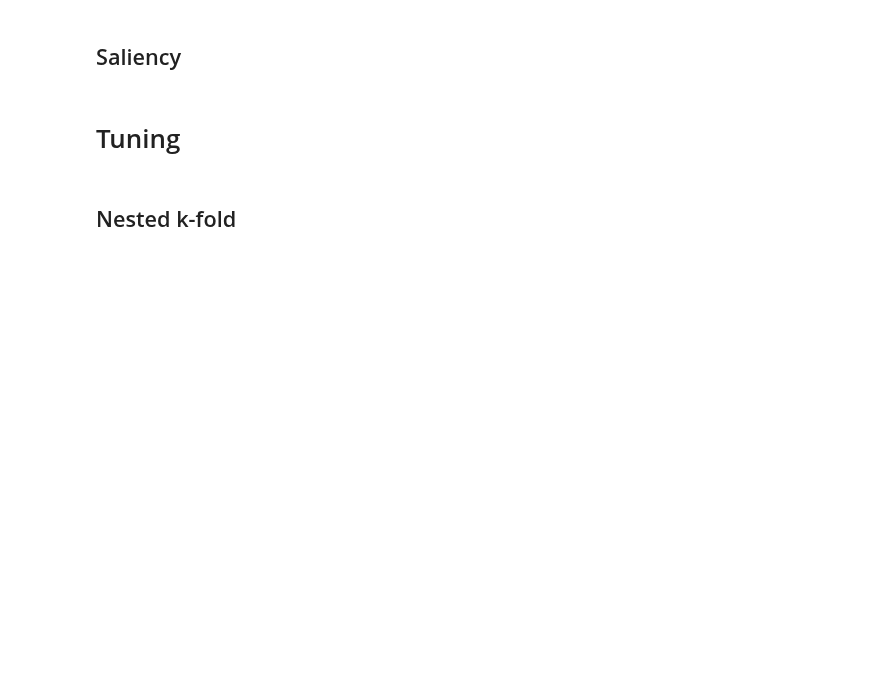
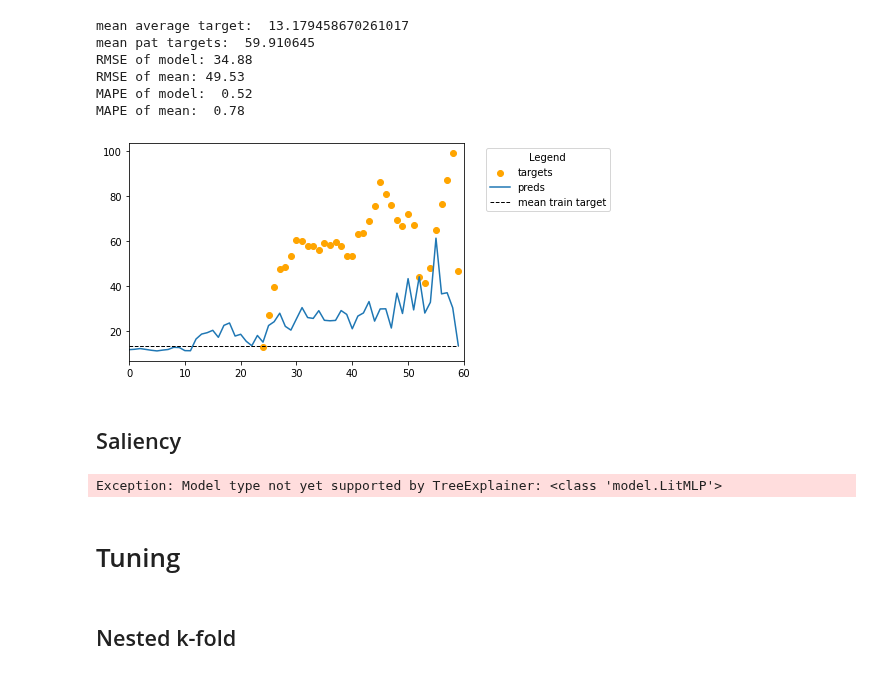
Before and after one commit to NotNANtoN/icp_prediction, a Jupyter notebook: train.ipynb, the cells around one changed output. Drawn from its saved outputs; the diff is of its cells as text; code cells hidden in the pictures; blank space fills up the shorter version.

```diff
--- a/train.ipynb
+++ b/train.ipynb
@@ -81,18 +127,17 @@ model_args["max_len"] = 128
 # %%
-import importlib
-import data_utils
-importlib.reload(data_utils)
+# create datamodule with dataloaders
 from data_utils import SeqDataModule
 
 dm = SeqDataModule(df, db_name,
-                   target_name=args["target_name"],
-                   random_starts=model_args["random_starts"],
-                   min_len=model_args["min_len"],
-                   max_len=model_args["max_len"],
-                   train_noise_std=model_args["train_noise_std"],
-                   batch_size=model_args["bs"],
-                   fill_type=model_args["fill_type"],
-                   flat_block_size=model_args["flat_block_size"],
-                   target_nan_quantile=model_args["target_nan_quantile"],
-                   block_size=model_args["block_size"],
+                   target_name=cfg["target_name"],
+                   random_starts=cfg["random_starts"],
+                   min_len=cfg["min_len"],
+                   max_len=cfg["max_len"],
+                   train_noise_std=cfg["train_noise_std"],
+                   batch_size=cfg["bs"],
+                   fill_type=cfg["fill_type"],
+                   flat_block_size=cfg["flat_block_size"],
+                   target_nan_quantile=cfg["target_nan_quantile"],
+                   block_size=cfg["block_size"],
                    )
+dm.setup()
@@ -159,9 +162,6 @@ model_args["use_nan_embed"] = False
 # %%
-import train_utils
-import model
-importlib.reload(train_utils)
-importlib.reload(model)
+# train model on datamodule
 from train_utils import train_model
 
-models, trainers = train_model(args["model_type"], [dm], args, model_args, verbose=True)
+models, trainers = train_model(cfg["model_type"], [dm], cfg, verbose=True)
 # %% [output]
@@ -187,12 +190,12 @@ def traini(bs, num_workers, pin):
 from eval_utils import get_all_dfs, print_all_metrics
 
 # eval
-dl_type = "val"
+dl_type = "test"
 #dl = external_dls["MIMIC"] # external_dls - MIMIC, eICU, UKE
 calc_new_norm_stats = False
 dl = None
 
-pred_df = get_all_dfs(models, trainers, args["model_type"], dm.regression, dl_type=dl_type, dl=dl, calc_new_norm_stats=calc_new_norm_stats)
+pred_df = get_all_dfs(models, trainers, cfg["model_type"], dm.regression, dl_type=dl_type, dl=dl, calc_new_norm_stats=calc_new_norm_stats)
 # %%
 import sklearn
 import seaborn as sns
@@ -320,26 +354,34 @@ print(len(ids), "patients")
 # %%
 from eval_utils import mape
 import sklearn
 
-pat_id = -2
+pat_id = 5
 model_id = 0
 
 pat = pred_df[pred_df["ids"] == ids[pat_id]]
 pat = pat[pat["model_id"] == model_id]
 plt.scatter(pat["step"], pat["targets"], label="targets", color="orange")
 plt.plot(pat["step"], pat["preds"], label="preds")
 mean = dm.mean_train_target
 print("mean average target: ", mean)
 print("mean pat targets: ", pat["targets"].mean())
 plt.plot([0, max(pat["step"])], [mean, mean], linewidth=1, color="black", label="mean train target", linestyle="--")
 #plt.legend(location="out")
 plt.legend(title='Legend', bbox_to_anchor=(1.05, 1), loc='upper left')
 plt.xlim(0, max(pat["step"]) + 1)
 pat_nona = pat[~pat["targets"].isna()]
 print("RMSE of model:", round(np.sqrt(sklearn.metrics.mean_squared_error(pat_nona["targets"], pat_nona["preds"])), 2))
 print("RMSE of mean:", round(np.sqrt(sklearn.metrics.mean_squared_error(pat_nona["targets"], [mean] * len(pat_nona))), 2))
 print("MAPE of model: ", round(mape(pat_nona["targets"], pat_nona["preds"]), 2))
 print("MAPE of mean: ", round(mape(pat_nona["targets"], [mean] * len(pat_nona)), 2))
+# %% [output]
+mean average target:  13.179458670261017
+mean pat targets:  59.910645
+RMSE of model: 34.88
+RMSE of mean: 49.53
+MAPE of model:  0.52
+MAPE of mean:  0.78
+[figure, added]
 # %%
 #for i in range(len(dm.train_ds.targets)):
 #    d = dm.train_ds.targets[i]
@@ -412,7 +483,10 @@ def reduce_feat_df(feat_df, threshold=0.2):
     reduced_feats = list(reduced_df.index)
     return reduced_feats
 # %%
-sal_df = classical_saliency(models, trainers, args["model_type"], use_shap=True, verbose=True)
+sal_df = classical_saliency(models, trainers, cfg["model_type"],
+                            use_shap=True, verbose=True)
+# %% [output]
+Exception: Model type not yet supported by TreeExplainer: <class 'model.LitMLP'>
 # %%
 sal_df_normed = sal_df / sal_df.sum()
 sal_df_normed.sort_values().iloc[-10:]
```
Also changed, not shown: parts of 44 cells of this notebook, 13 other files.
